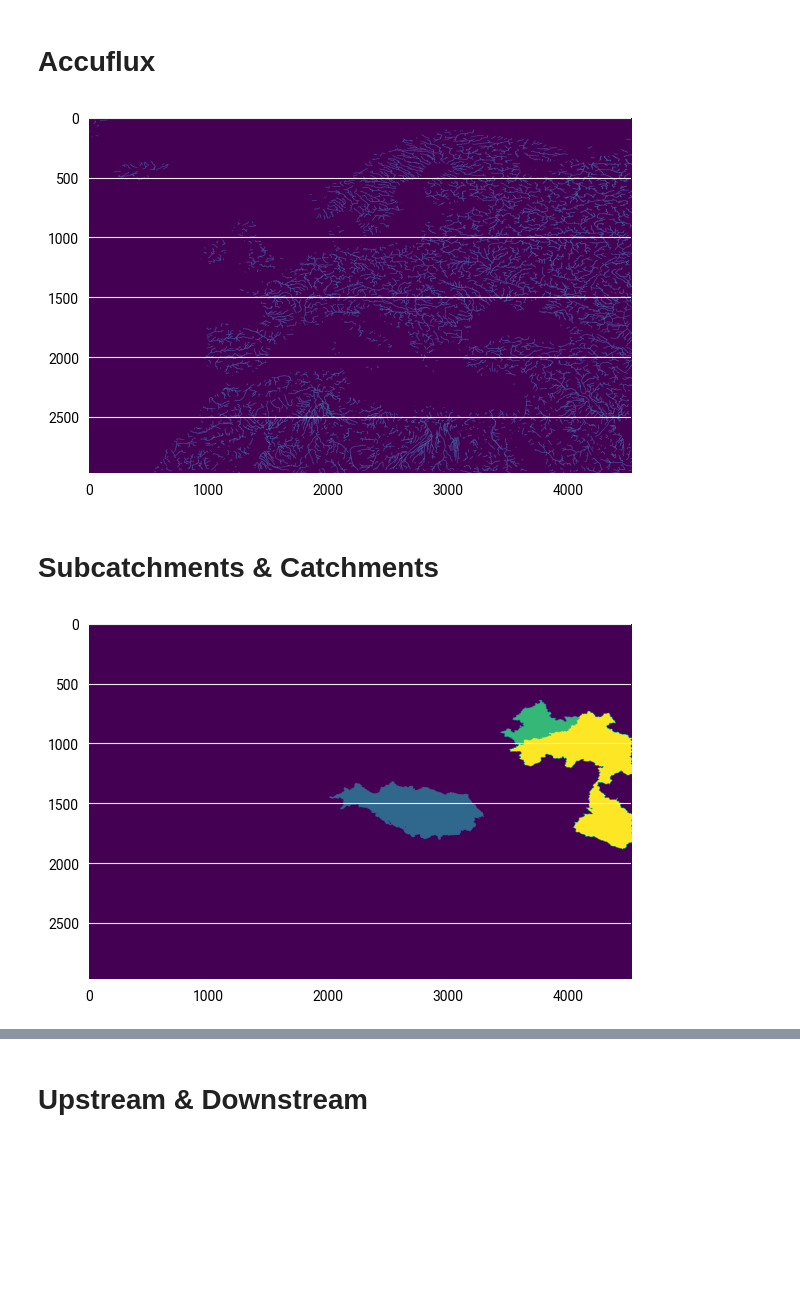
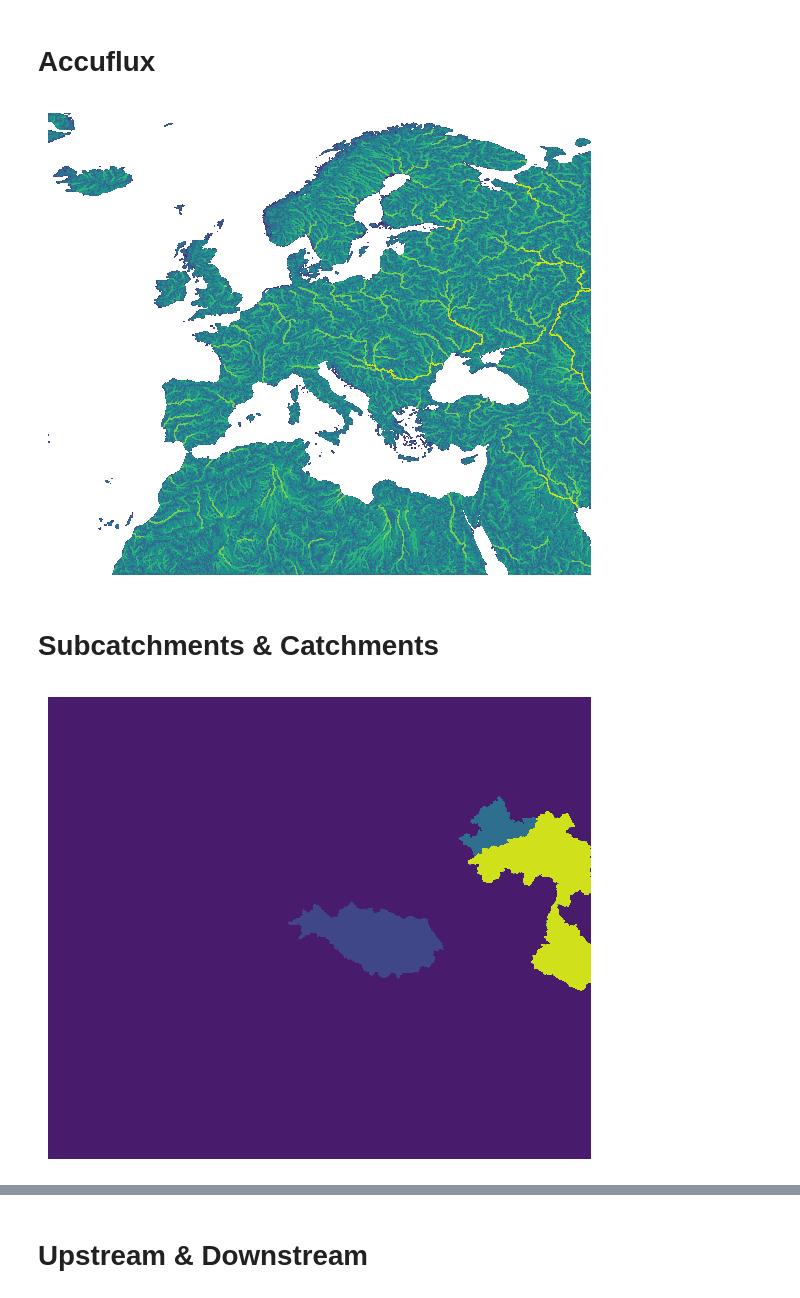
Before and after one commit to ecmwf/earthkit-hydro, a Jupyter notebook: docs/notebooks/example.ipynb, the cells around one changed output, grey strips where cells are left out. Drawn from its saved outputs; the diff is of its cells as text; code cells hidden in the pictures; blank space fills up the shorter version.

Commit message:
format example plots

```diff
--- a/docs/notebooks/example.ipynb
+++ b/docs/notebooks/example.ipynb
@@ -2,9 +2,20 @@
 import earthkit.hydro as ekh
 import numpy as np
 import matplotlib.pyplot as plt
+import matplotlib as mpl
 import earthkit.data as ekd
 import earthkit.plots as ekp
 import earthkit.plots.quickplot as qplot
+
+
+# helper function to create plots
+def plot(data, norm=mpl.colors.LogNorm()):
+    _, ax = plt.subplots()
+    ax.contourf(data, norm=norm)
+    ax.invert_yaxis()
+    ax.grid(False)
+    plt.axis("off")
+    plt.show()
 # %% [markdown]
 # River Network Creation
 # %%
@@ -24,12 +35,12 @@ accuflux_field = network.accuflux(field)
 # %%
 # visualise the results
 
 # for example, to look at the rivers:
 # create a field finding cells with more than e.g. 500 cells flowing into them
-plt.imshow(accuflux_field > 500)
-plt.show()
+# fig,ax = plt.subplots(1, 1, figsize=(40, 40))
+plot(accuflux_field)
 # %% [output]
-[figure, old version]
+[figure, new version]
 # %% [markdown]
 # Subcatchments & Catchments
 # %%
@@ -42,10 +53,9 @@ points[1621, 3298] = 1  # separate catchment
 # find and plot the subcatchments
 subcatchment_field = network.subcatchment(points)
 
-plt.imshow(subcatchment_field)
-plt.show()
+plot(subcatchment_field, norm=None)
 # %% [output]
-[figure, old version]
+[figure, new version]
 # %%
 # find and plot the catchments
 # note: the subcatchment has been overwritten
```
Also changed, not shown: parts of 9 cells of this notebook, 1 other file.
